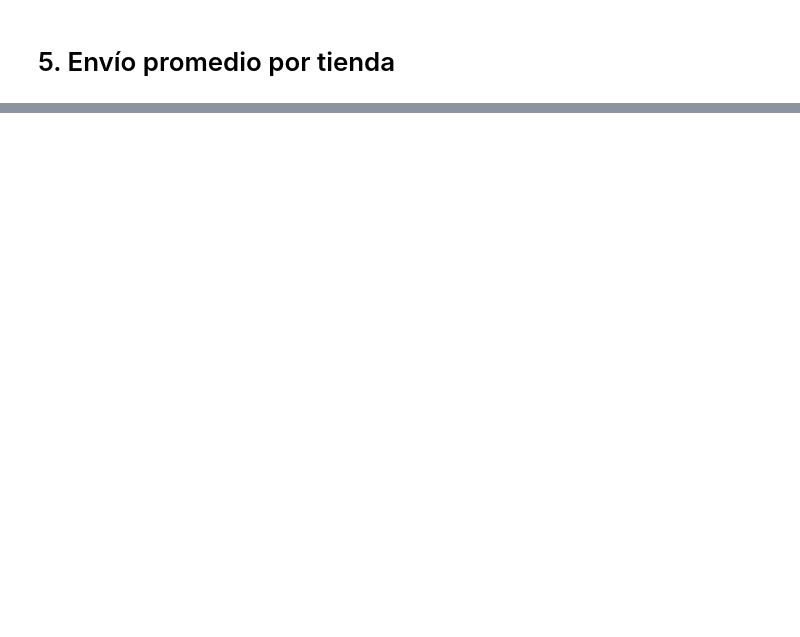
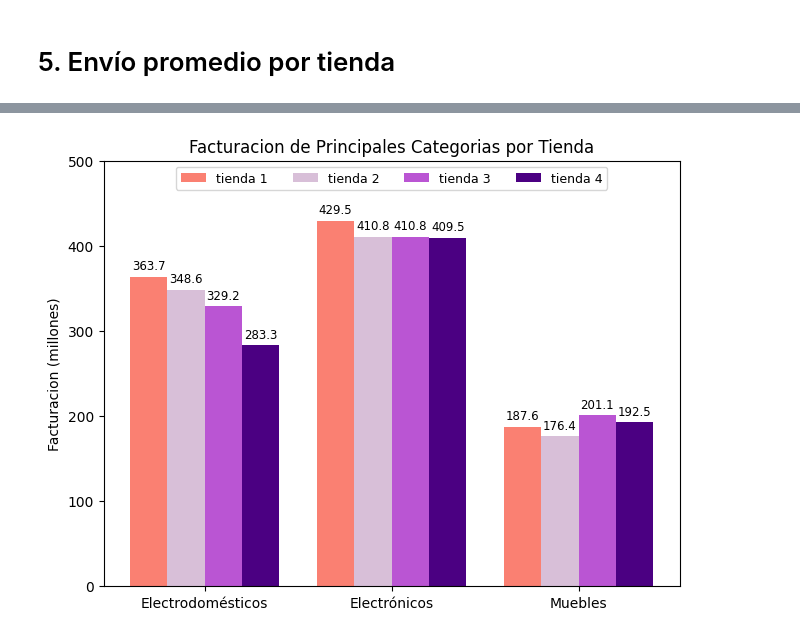
Before and after one commit to rmedi21/challenge-alura-store, a Jupyter notebook: AluraStoreLatam.ipynb, the cells around one changed output, grey strips where cells are left out. Cells and saved outputs as stored; diff of their text form; code cells hidden in the pictures; blank space fills up the shorter version.

```diff
--- a/AluraStoreLatam.ipynb
+++ b/AluraStoreLatam.ipynb
@@ -76,0 +394,35 @@ tiendas_group.sum(numeric_only = True)
+# %%
+# Grafico 3: Categorias mas vendidas por tienda
+# Dataset
+cats = df_tiendas.groupby('categoria').agg({'precio': 'sum'}) \
+                                      .sort_values('precio', ascending=False) \
+                                      .head(3) \
+                                      .index.tolist()
+df_tienda_categoria = df_tiendas.query('categoria in @cats')
+df_tienda_categoria = pd.crosstab(df_tienda_categoria['tienda'], df_tienda_categoria['categoria'], \
+                                  aggfunc='sum', values=df_tienda_categoria['precio'])
+
+# Grafico
+x = np.arange(len(df_tienda_categoria.columns))
+ancho_barra = 0.2
+m = 0
+
+fig, ax = plt.subplots(layout='constrained')
+
+# Se pinta por atributo
+for index, row in df_tienda_categoria.iterrows():
+  offset = ancho_barra * m
+  rects = ax.bar(x + offset, row / 1000000, ancho_barra, label=index, color=colores[m])
+  ax.bar_label(rects, padding=3, fmt='{:,.1f}', fontsize=8.5)
+  m += 1
+
+ax.set_title('Facturacion de Principales Categorias por Tienda')
+ax.set_ylabel('Facturacion (millones)', fontsize=10)
+ax.set_ylim(0, 500)
+ax.tick_params(axis='both', which='major', labelsize=10)
+ax.set_xticks(x + ancho_barra * 1.5, df_tienda_categoria.columns)
+ax.legend(loc='upper center', ncols=4, prop={'size': 9})
+
+plt.show()
+# %% [output]
+[figure, added]
```
Also changed, not shown: parts of 26 cells of this notebook.
